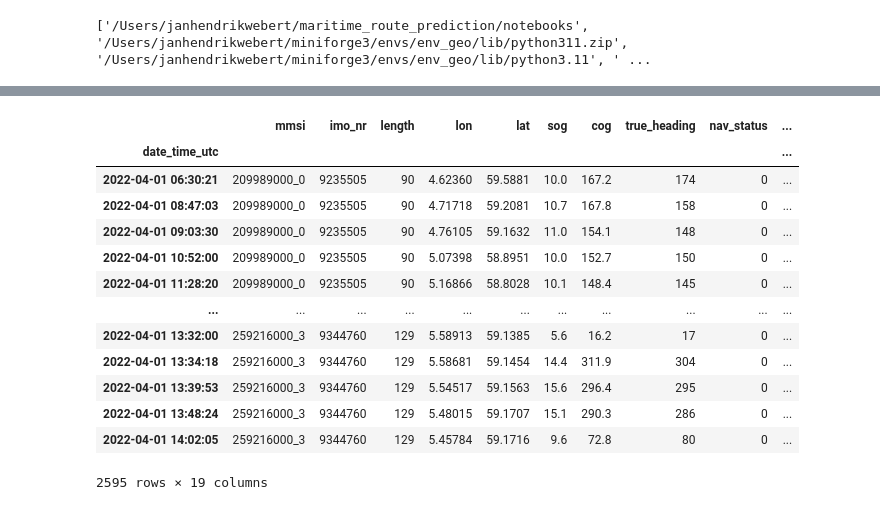
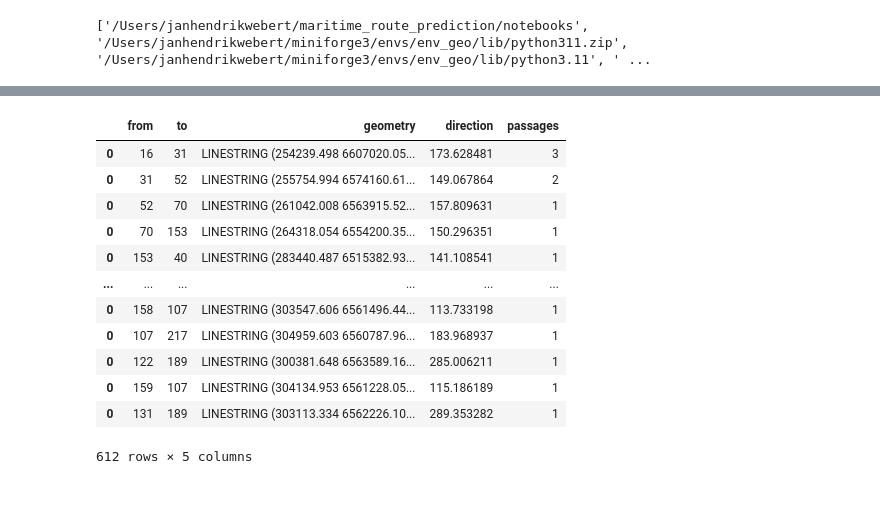
Before and after one commit to vhffm/maritime_route_prediction, a Jupyter notebook: notebooks/sandbox.ipynb, the cells around one changed output, grey strips where cells are left out. Saved outputs shown, nothing was run; the diff lists cells and outputs as text; code cells hidden in the pictures.

```diff
--- a/notebooks/sandbox.ipynb
+++ b/notebooks/sandbox.ipynb
@@ -69,0 +232,4 @@ Done. Time elapsed: 0.01 minutes
+# %%
+A_refined, waypoint_connections_refined, flag = aggregate_edges(waypoints, waypoint_connections)
+while flag:
+    A_refined, waypoint_connections_refined, flag = aggregate_edges(waypoints, waypoint_connections_refined)
@@ -105,17 +263,16 @@ Datum: World Geodetic System 1984 ensemble
-# %%
-network.significant_points
-# %% [output]
-|  | mmsi | imo_nr | length | lon | lat | sog | cog | true_heading | nav_status | ... |
-| date_time_utc |  |  |  |  |  |  |  |  |  | ... |
-| 2022-04-01 06:30:21 | 209989000_0 | 9235505 | 90 | 4.62360 | 59.5881 | 10.0 | 167.2 | 174 | 0 | ... |
-| 2022-04-01 08:47:03 | 209989000_0 | 9235505 | 90 | 4.71718 | 59.2081 | 10.7 | 167.8 | 158 | 0 | ... |
-| 2022-04-01 09:03:30 | 209989000_0 | 9235505 | 90 | 4.76105 | 59.1632 | 11.0 | 154.1 | 148 | 0 | ... |
-| 2022-04-01 10:52:00 | 209989000_0 | 9235505 | 90 | 5.07398 | 58.8951 | 10.0 | 152.7 | 150 | 0 | ... |
-| 2022-04-01 11:28:20 | 209989000_0 | 9235505 | 90 | 5.16866 | 58.8028 | 10.1 | 148.4 | 145 | 0 | ... |
-| ... | ... | ... | ... | ... | ... | ... | ... | ... | ... | ... |
-| 2022-04-01 13:32:00 | 259216000_3 | 9344760 | 129 | 5.58913 | 59.1385 | 5.6 | 16.2 | 17 | 0 | ... |
-| 2022-04-01 13:34:18 | 259216000_3 | 9344760 | 129 | 5.58681 | 59.1454 | 14.4 | 311.9 | 304 | 0 | ... |
-| 2022-04-01 13:39:53 | 259216000_3 | 9344760 | 129 | 5.54517 | 59.1563 | 15.6 | 296.4 | 295 | 0 | ... |
-| 2022-04-01 13:48:24 | 259216000_3 | 9344760 | 129 | 5.48015 | 59.1707 | 15.1 | 290.3 | 286 | 0 | ... |
-| 2022-04-01 14:02:05 | 259216000_3 | 9344760 | 129 | 5.45784 | 59.1716 | 9.6 | 72.8 | 80 | 0 | ... |
-2595 rows × 19 columns
+# %%
+waypoint_connections_refined
+# %% [output]
+|  | from | to | geometry | direction | passages |
+| 0 | 16 | 31 | LINESTRING (254239.498 6607020.05... | 173.628481 | 3 |
+| 0 | 31 | 52 | LINESTRING (255754.994 6574160.61... | 149.067864 | 2 |
+| 0 | 52 | 70 | LINESTRING (261042.008 6563915.52... | 157.809631 | 1 |
+| 0 | 70 | 153 | LINESTRING (264318.054 6554200.35... | 150.296351 | 1 |
+| 0 | 153 | 40 | LINESTRING (283440.487 6515382.93... | 141.108541 | 1 |
+| ... | ... | ... | ... | ... | ... |
+| 0 | 158 | 107 | LINESTRING (303547.606 6561496.44... | 113.733198 | 1 |
+| 0 | 107 | 217 | LINESTRING (304959.603 6560787.96... | 183.968937 | 1 |
+| 0 | 122 | 189 | LINESTRING (300381.648 6563589.16... | 285.006211 | 1 |
+| 0 | 159 | 107 | LINESTRING (304134.953 6561228.05... | 115.186189 | 1 |
+| 0 | 131 | 189 | LINESTRING (303113.334 6562226.10... | 289.353282 | 1 |
+612 rows × 5 columns
```
Also changed, not shown: parts of 13 cells of this notebook, 4 other files.
